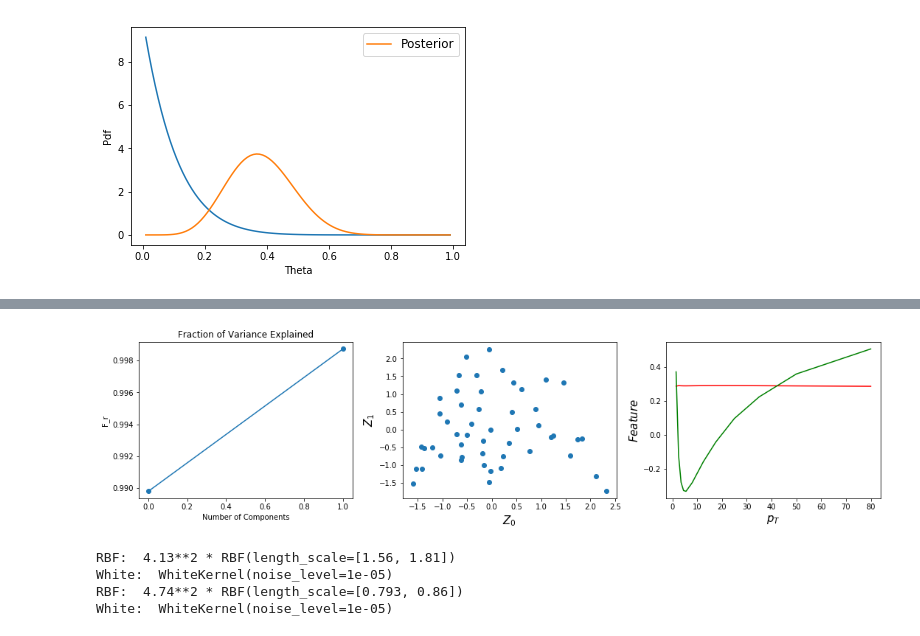
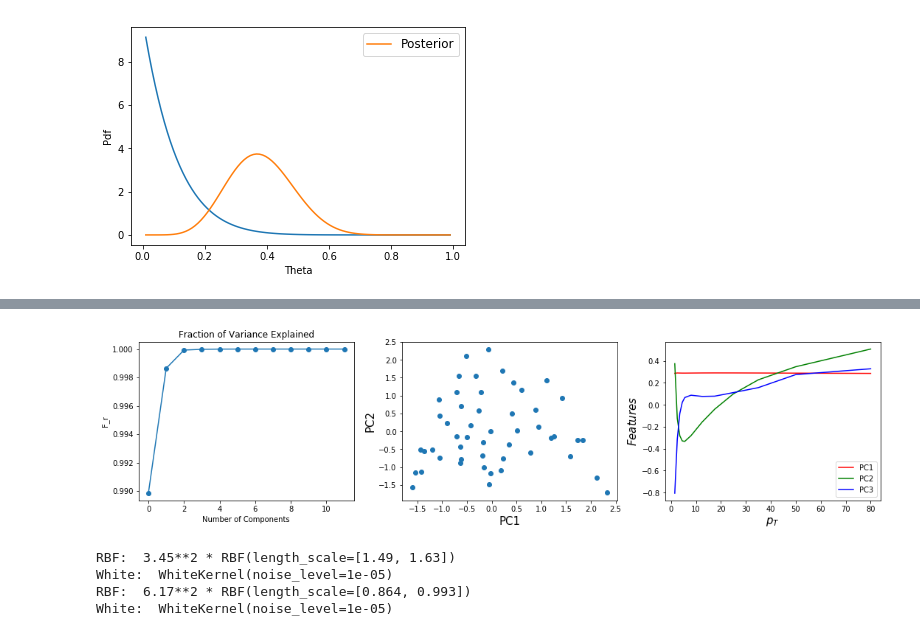
Before and after one commit to JETSCAPE/STAT, a Jupyter notebook: Winter School Exercises (Answers).ipynb, the cells around one changed output, grey strips where cells are left out. Saved outputs shown, nothing was run; the diff lists cells and outputs as text; code cells hidden in the pictures.

```diff
--- a/Winter School Exercises (Answers).ipynb
+++ b/Winter School Exercises (Answers).ipynb
@@ -450,7 +494,7 @@ a = b
 # %%
 from scipy.integrate import quad
 from scipy.special import gammaln
-np.random.seed(10)
+np.random.seed(3)
 # In this example, we use a very simple model of jet-quenching to practice all the
 # all the techniques we learned above:
 # Given a measurement: yexp +/- ystat +/- ysys,
@@ -491,7 +535,7 @@ def dN1_dpT(pT, A, B):
     def f(ln_1_delta_pT, pT, A, B):
         delta_pT = np.exp(ln_1_delta_pT) - 1.
         return dN0_dpT(pT+delta_pT) * dP(delta_pT, pT+delta_pT, A, B) * (1.+delta_pT)
-    result, _, = quad(f, 0.0, np.log(1+10*pT), args=(pT, A, B))
+    result, _, = quad(f, 0.0, np.log(1+5*pT), args=(pT, A, B))
     return result
 
 # "Experimental data"
@@ -501,14 +545,14 @@ truth = [1., 0.5]
 # yexp = y_true + ystat + ysys
 # Default: 10% relative statistical uncertainty, ystat=0
 @np.vectorize
-def Measurement(StatLevel=0.1, SysLevel=0.2):
+def Measurement(StatLevel, SysLevel):
     pTbin = np.array([1,2,3,4,5,6,10,15,20,30,40,60,100])
     pT = (pTbin[1:] + pTbin[:-1])/2.
     be = (pTbin[1:] - pTbin[:-1])/2.
     y_truth = dN1_dpT(pT, truth[0], truth[1])/dN0_dpT(pT)
     results = y_truth * np.random.normal(1.0, StatLevel, pT.shape[0]) \
               * np.random.normal(1.0, SysLevel)
-    return be, pT, y_truth, results, StatLevel*results, SysLevel*y_truth
+    return pT, be, y_truth, results, StatLevel*results, SysLevel*y_truth
 
 # The model without known the true value of A and B
 # With what we have learned, the probablity distribution of A, B
@@ -558,54 +625,80 @@ Text(0,0.5,'$R_{AA}$')
 # %%
-# Step 3: There are too many pT points, apply PCA dimensional reduction
-# Keep only the first N principal components
-N_truncate = 2
+###### Step 3: apply PCA ######################################
+# We don't need a separate GP for each pT point
+# 1) Try keeping different number of principal components (npc).
+#    How many pc(s) do you think is enought for this exercises?
+# 2) Take a look at the feature of each pc (figure 3).
+#    What each pc does in terms of decomposing the data?
+# 3) Look at the coorelation between PC1 and PC2 (figure 2),
+#    are they completely uncorrelated? Combine with your
+#    observations from (figure 3), can you explain what
+#    causes the correlation?
+################################################################
+npc = 2
 scaler = StandardScaler(copy=True)
-pca = PCA(copy=True, whiten=True, n_components=N_truncate, svd_solver='full')
-Z = pca.fit_transform(scaler.fit_transform(model_data))
+pca = PCA(copy=True, whiten=True, svd_solver='full')
 
+# Keep only the first `npc` principal components
+Z = pca.fit_transform(scaler.fit_transform(model_data))[:,:npc]
+
+# The transformation matrix from PC to Physical space
+Trans_Matrix = (  pca.components_
+                * np.sqrt(pca.explained_variance_[:, np.newaxis])
+                * scaler.scale_)
+# Estimate the covariance of the negelected PCs
+Residual_Cov = np.dot(Trans_Matrix[npc:].T, Trans_Matrix[npc:])
+
+# ...
 plt.figure(figsize=(15,4))
-
 F_r = np.cumsum(pca.explained_variance_ratio_)
 plt.subplot(1,3,1)
 plt.plot(range(len(F_r)),F_r,'-o')
 plt.title('Fraction of Variance Explained')
 plt.xlabel('Number of Components')
 plt.ylabel('F_r')
 
 plt.subplot(1,3,2)
 plt.scatter(Z[:, 0], Z[:, 1])
-plt.xlabel('$Z_0$', fontsize=15)
-plt.ylabel('$Z_1$', fontsize=15)
+plt.xlabel('PC1', fontsize=15)
+plt.ylabel('PC2', fontsize=15)
 
 plt.subplot(1,3,3)
-for comp, color in zip(pca.components_, 'rgbk'):
-    plt.plot(pT, comp, color=color)
+for i, (comp, color) in \
+        enumerate(zip(pca.components_, 'rgb')):
+    plt.plot(pT, comp, color=color, label='PC{}'.format(i+1))
 plt.xlabel('$p_T$', fontsize=15)
-plt.ylabel('$Feature$', fontsize=15)
-
+plt.ylabel('$Features$', fontsize=15)
+plt.legend()
 plt.tight_layout(True)
 # %% [output]
-[figure, old version]
+[figure, new version]
 # %%
-### Step 4-1: Build two emulators for each principal component: Z0 and Z1
-# We use a Gaussian kernel plus a white kerenl to account for numerical error of model calculations
+######## Step 4-1: Building Emulators #############################
+# Using an Exp-Squared kernel + a white kernel (accounting
+# for numerical error of model calculations)
+# 1) Put in initial length scales for param A and B
+# 2) Put in reasonable lenght scales bounds for optimization
+# 3) Fit separate emulatior to each principal component.
+#    Take a look at the optimized hyper-parameters.
+#    What do they mean?
 kernel = (
     1. * kernels.RBF(
-        length_scale=[1.0, 1.0],
-        length_scale_bounds=[(.1, 10), (.1, 10)]
+        length_scale=[1, 1],
+        length_scale_bounds=[(.1,10), (.1, 10)]
     )
     + kernels.WhiteKernel(.1)
 )
 
 # Build and train each GP
-gps = [GPR(kernel=kernel, n_restarts_optimizer=10) for i in range(N_truncate)]
+gps = [ GPR(kernel=kernel, n_restarts_optimizer=10)
+        for i in range(npc) ]
 for i, gp in enumerate(gps):
-    gp.fit(design, Z[:, i])
+    gp.fit(design, Z[:,i])
     print('RBF: ', gp.kernel_.get_params()['k1'])
     print('White: ', gp.kernel_.get_params()['k2'])
 # %% [output]
-RBF:  4.13**2 * RBF(length_scale=[1.56, 1.81])
+RBF:  3.45**2 * RBF(length_scale=[1.49, 1.63])
 White:  WhiteKernel(noise_level=1e-05)
-RBF:  4.74**2 * RBF(length_scale=[0.793, 0.86])
+RBF:  6.17**2 * RBF(length_scale=[0.864, 0.993])
 White:  WhiteKernel(noise_level=1e-05)
 # %%
```
Also changed, not shown: parts of 10 cells of this notebook, 3 other files.
